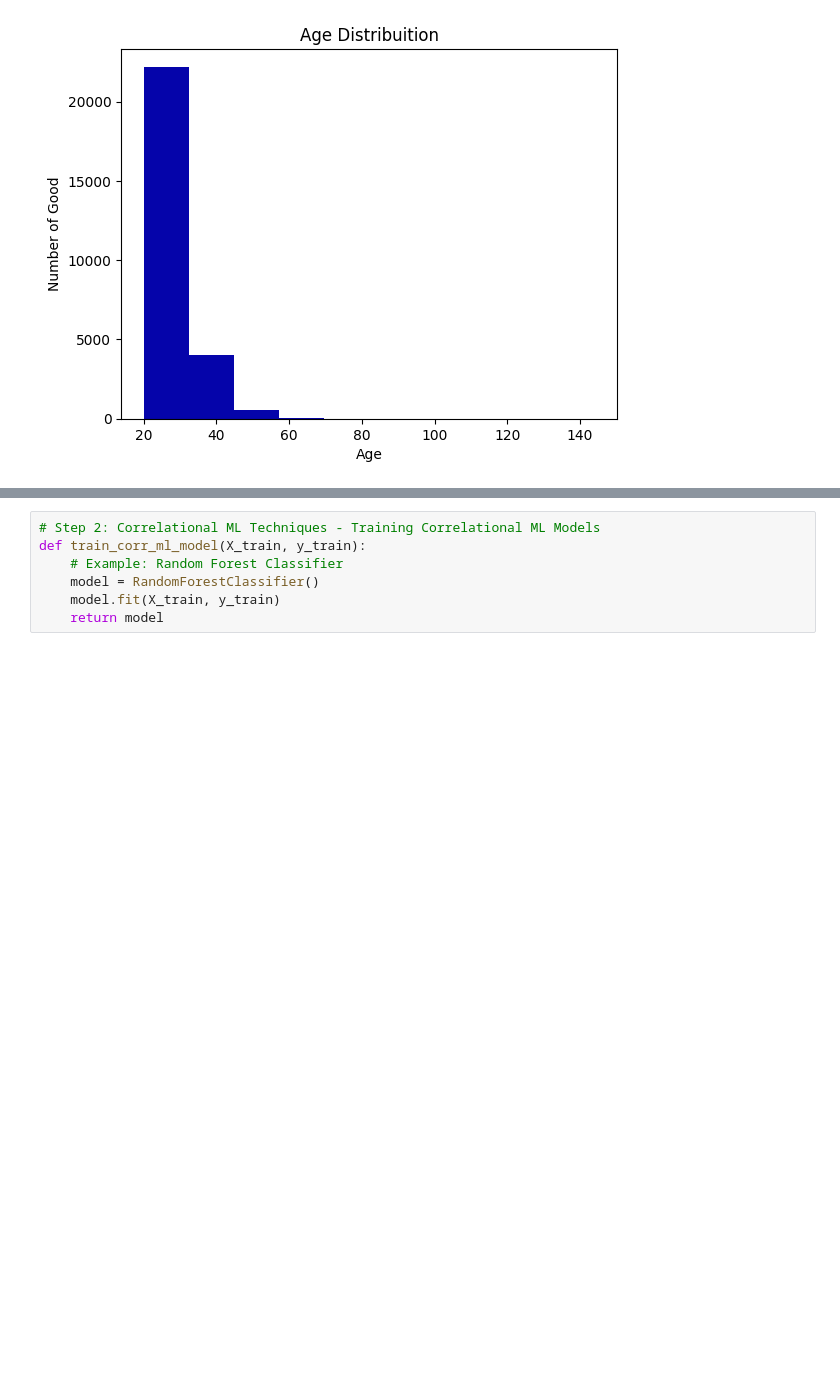
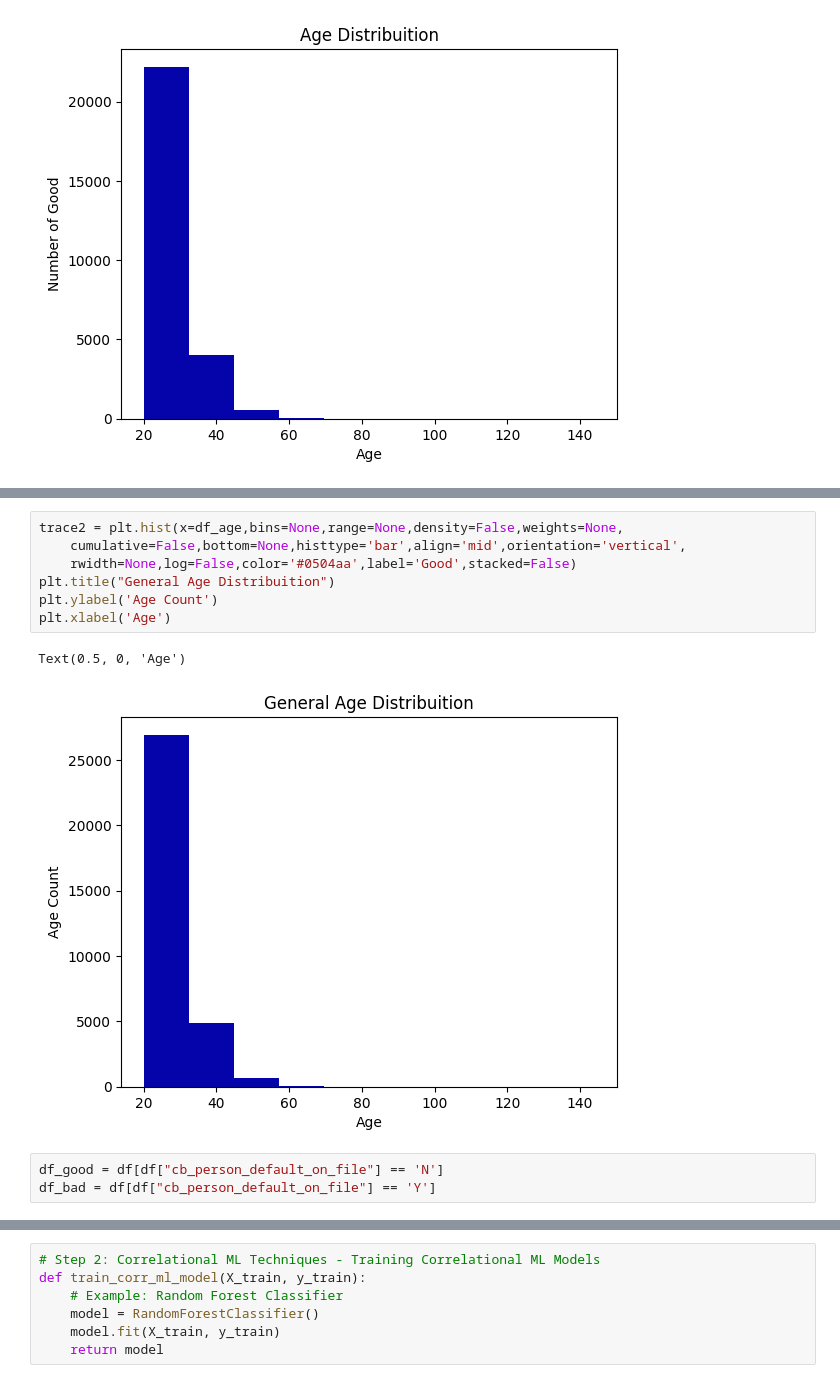
Before and after one commit to dzrich/PhD_Research_in_CausalML, a Jupyter notebook: CausalML.ipynb, the cells around one changed output, grey strips where cells are left out. Drawn from its saved outputs; the diff is of its cells as text; blank space fills up the shorter version.

```diff
--- a/CausalML.ipynb
+++ b/CausalML.ipynb
@@ -233,0 +233,13 @@ def data_engineering(CreditRiskDataset):
+# %%
+trace2 = plt.hist(x=df_age,bins=None,range=None,density=False,weights=None,
+    cumulative=False,bottom=None,histtype='bar',align='mid',orientation='vertical',
+    rwidth=None,log=False,color='#0504aa',label='Good',stacked=False)
+plt.title("General Age Distribuition")
+plt.ylabel('Age Count')
+plt.xlabel('Age')
+# %% [output]
+Text(0.5, 0, 'Age')
+[figure, added]
+# %%
+df_good = df[df["cb_person_default_on_file"] == 'N']
+df_bad = df[df["cb_person_default_on_file"] == 'Y']
```
Also changed, not shown: parts of 39 cells of this notebook.
